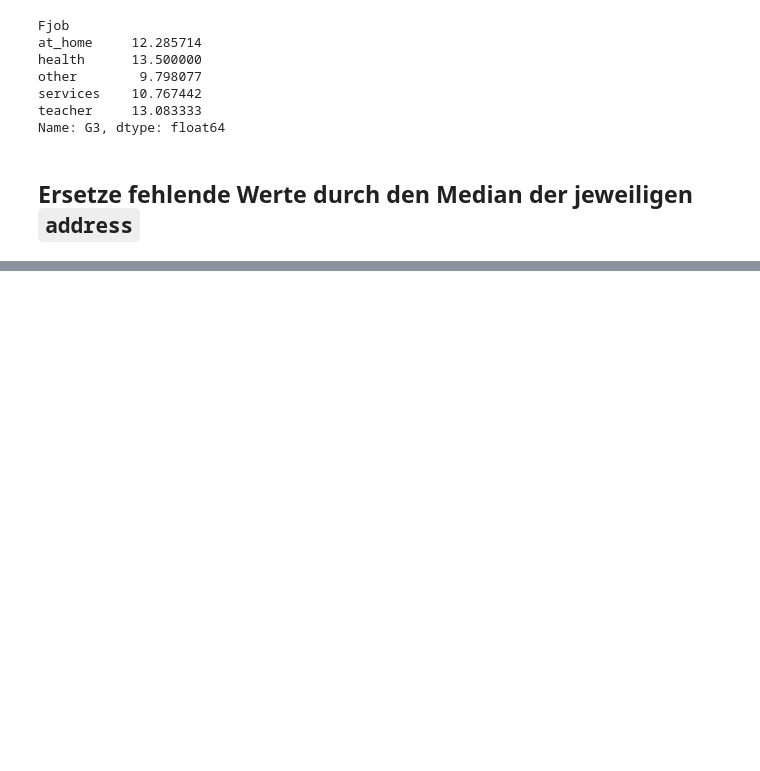
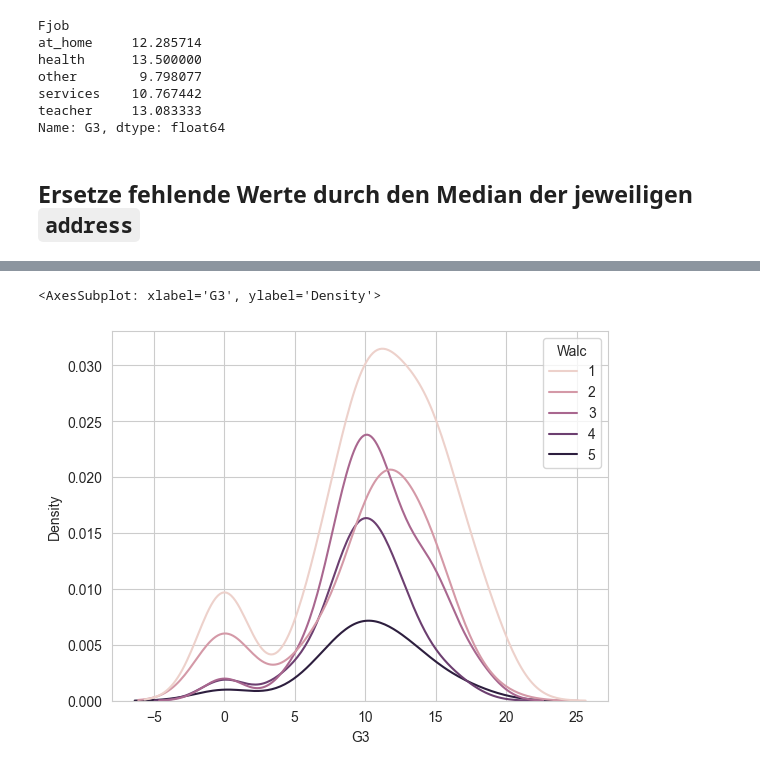
Before and after one commit to HTL-Stuff/Java5Klasse, a Jupyter notebook: DSML/StudentMath/students-math.ipynb, the cells around one changed output, grey strips where cells are left out. Saved outputs shown, nothing was run; the diff lists cells and outputs as text; code cells hidden in the pictures; blank space fills up the shorter version.

```diff
--- a/DSML/StudentMath/students-math.ipynb
+++ b/DSML/StudentMath/students-math.ipynb
@@ -160,0 +130,9 @@ Name: G3, dtype: float64
+# %%
+##?
+ttr = df.query("address == 'R'").traveltime.fillna(df.query("address == 'R'").traveltime.median())
+df['traveltime'] = df['traveltime'].fillna(ttr)
+print(df.info())
+ttu = df.query("address == 'U'").traveltime.fillna(df.query("address == 'U'").traveltime.median())
+df['traveltime'] = df['traveltime'].fillna(ttu)
+print(df.info())
+df.head()
@@ -160,0 +180,9 @@ Name: G3, dtype: float64
+# %%
+import seaborn as sns
+import matplotlib.pylab as plt
+
+plt.rcParams['axes.facecolor'] = 'white'
+sns.kdeplot(df, x="G3", hue="Walc")
+# %% [output]
+<AxesSubplot: xlabel='G3', ylabel='Density'>
+[figure, added]
```
Also changed, not shown: parts of 9 cells of this notebook.
